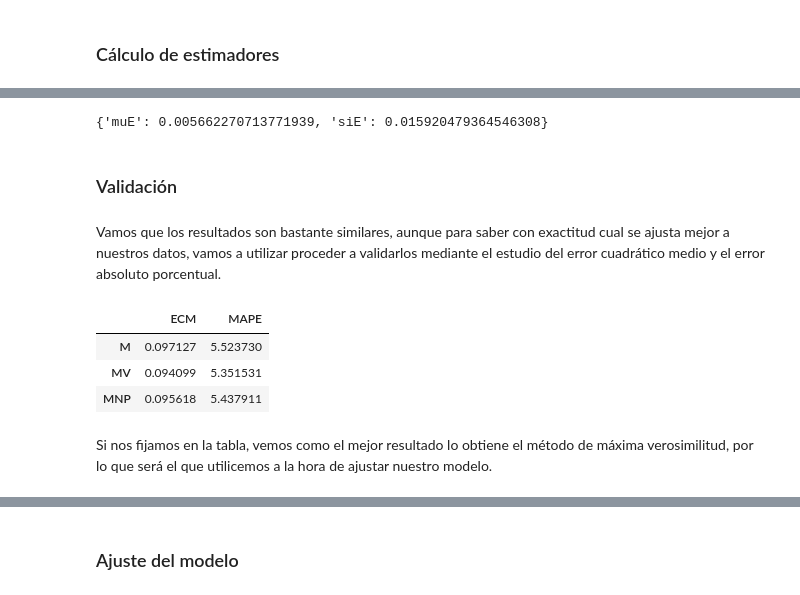
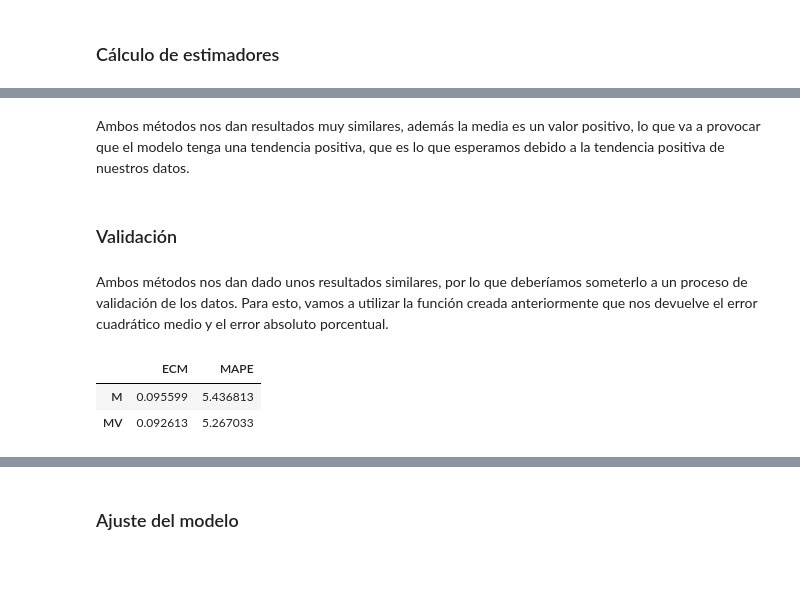
Before and after one commit to bereamanuel/analisisCarteras, a Jupyter notebook: BereaManuel_Actividad2.ipynb, the cells around one changed output, grey strips where cells are left out. Cells and saved outputs as stored; diff of their text form; code cells hidden in the pictures; blank space fills up the shorter version.

```diff
--- a/BereaManuel_Actividad2.ipynb
+++ b/BereaManuel_Actividad2.ipynb
@@ -345,20 +355,14 @@ estimacionMV(datos)
-# %%
-estimacionMNP(datos)
-# %% [output]
-{'muE': 0.005662270713771939, 'siE': 0.015920479364546308}
+# %% [markdown]
+Ambos métodos nos dan resultados muy similares, además la media es un valor positivo, lo que va a provocar que el modelo tenga una tendencia positiva, que es lo que esperamos debido a la tendencia positiva de nuestros datos.
 # %% [markdown]
 ### Validación
-# %% [markdown]
-Vamos que los resultados son bastante similares, aunque para saber con exactitud cual se ajusta mejor a nuestros datos, vamos a utilizar proceder a validarlos mediante el estudio del error cuadrático medio y el error absoluto porcentual.
+# %% [markdown]
+Ambos métodos nos dan dado unos resultados similares, por lo que deberíamos someterlo a un proceso de validación de los datos. Para esto, vamos a utilizar la función creada anteriormente que nos devuelve el error cuadrático medio y el error absoluto porcentual.
 # %%
 validaciones = pd.DataFrame([validacion(estimacionMomentos(datos), datos),
-                                validacion(estimacionMV(datos), datos),
-                                validacion(estimacionMNP(datos), datos)] , index = ["M", "MV", "MNP"] )
+                                validacion(estimacionMV(datos), datos)] , index = ["M", "MV"] )
 display(validaciones)
 # %% [output]
 |  | ECM | MAPE |
-| M | 0.097127 | 5.523730 |
-| MV | 0.094099 | 5.351531 |
-| MNP | 0.095618 | 5.437911 |
+| M | 0.095599 | 5.436813 |
+| MV | 0.092613 | 5.267033 |
-# %% [markdown]
-Si nos fijamos en la tabla, vemos como el mejor resultado lo obtiene el método de máxima verosimilitud, por lo que será el que utilicemos a la hora de ajustar nuestro modelo.
```
Also changed, not shown: parts of 13 cells of this notebook.
